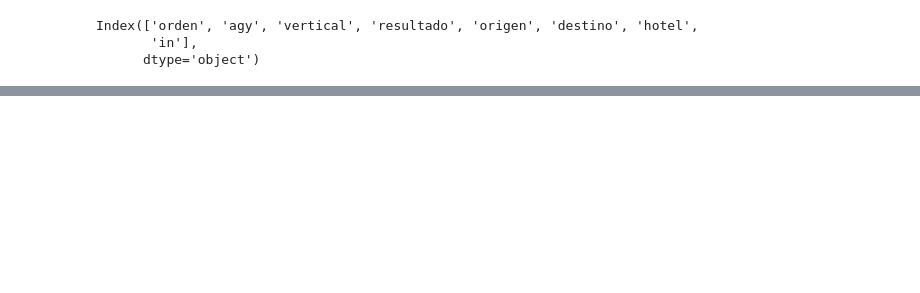
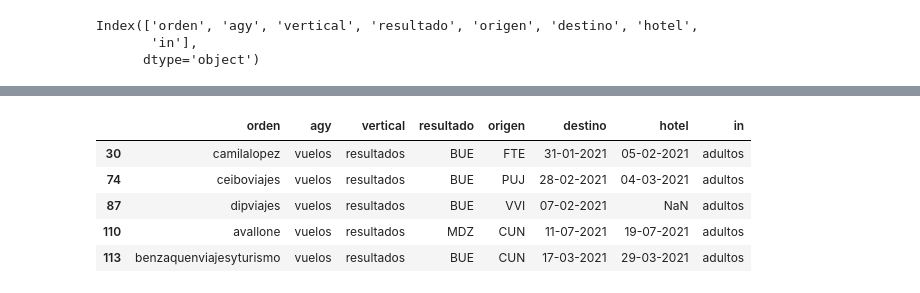
Before and after one commit to MarcoCenturion/Bash_data_analytics, a Jupyter notebook: sed cut tr python.ipynb, the cells around one changed output, grey strips where cells are left out. Drawn from its saved outputs; the diff is of its cells as text; code cells hidden in the pictures; blank space fills up the shorter version.

```diff
--- a/sed cut tr python.ipynb
+++ b/sed cut tr python.ipynb
@@ -87,0 +393,10 @@ TypeError: 'SeriesGroupBy' object is not callable
+# %%
+vuelos=data[data['agy'] == 'vuelos']
+vuelos.head()
+# %% [output]
+|  | orden | agy | vertical | resultado | origen | destino | hotel | in |
+| 30 | camilalopez | vuelos | resultados | BUE | FTE | 31-01-2021 | 05-02-2021 | adultos |
+| 74 | ceiboviajes | vuelos | resultados | BUE | PUJ | 28-02-2021 | 04-03-2021 | adultos |
+| 87 | dipviajes | vuelos | resultados | BUE | VVI | 07-02-2021 | NaN | adultos |
+| 110 | avallone | vuelos | resultados | MDZ | CUN | 11-07-2021 | 19-07-2021 | adultos |
+| 113 | benzaquenviajesyturismo | vuelos | resultados | BUE | CUN | 17-03-2021 | 29-03-2021 | adultos |
```
Also changed, not shown: parts of 51 cells of this notebook, 5 other files.
